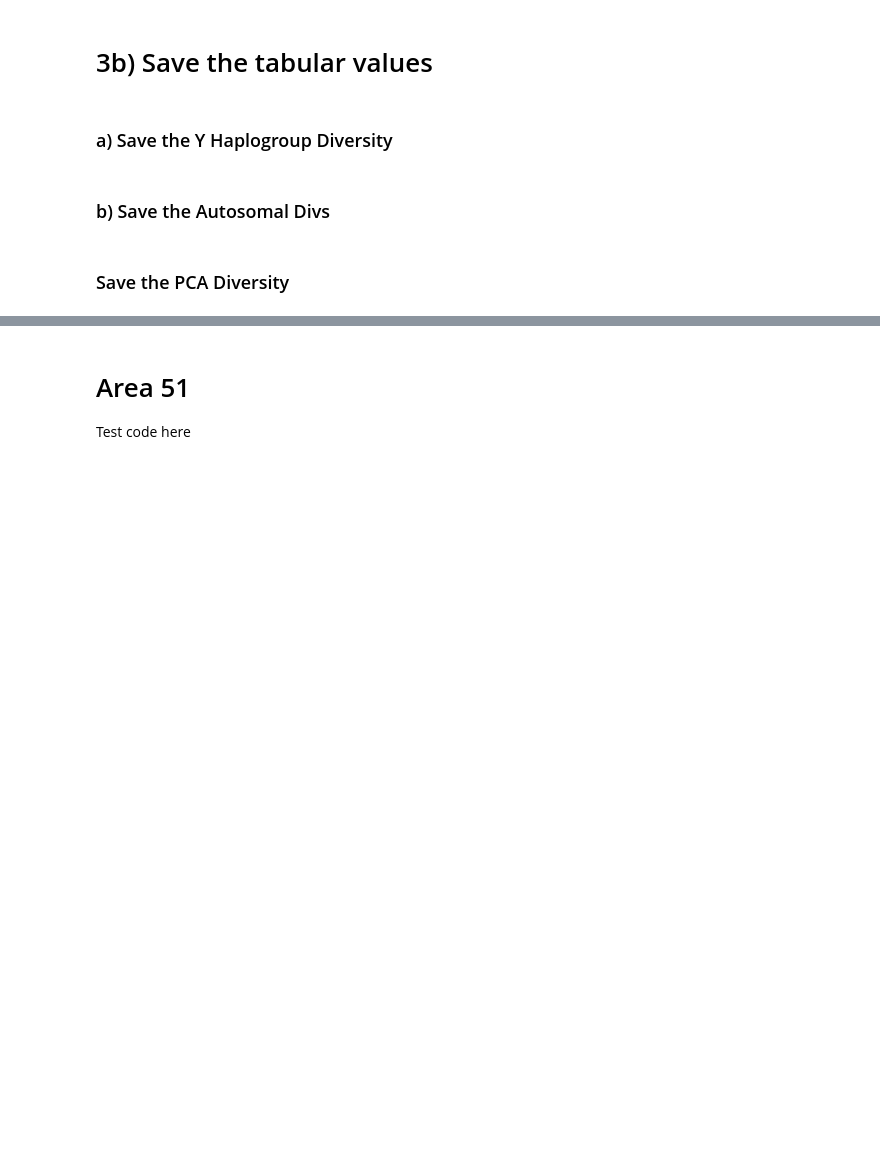
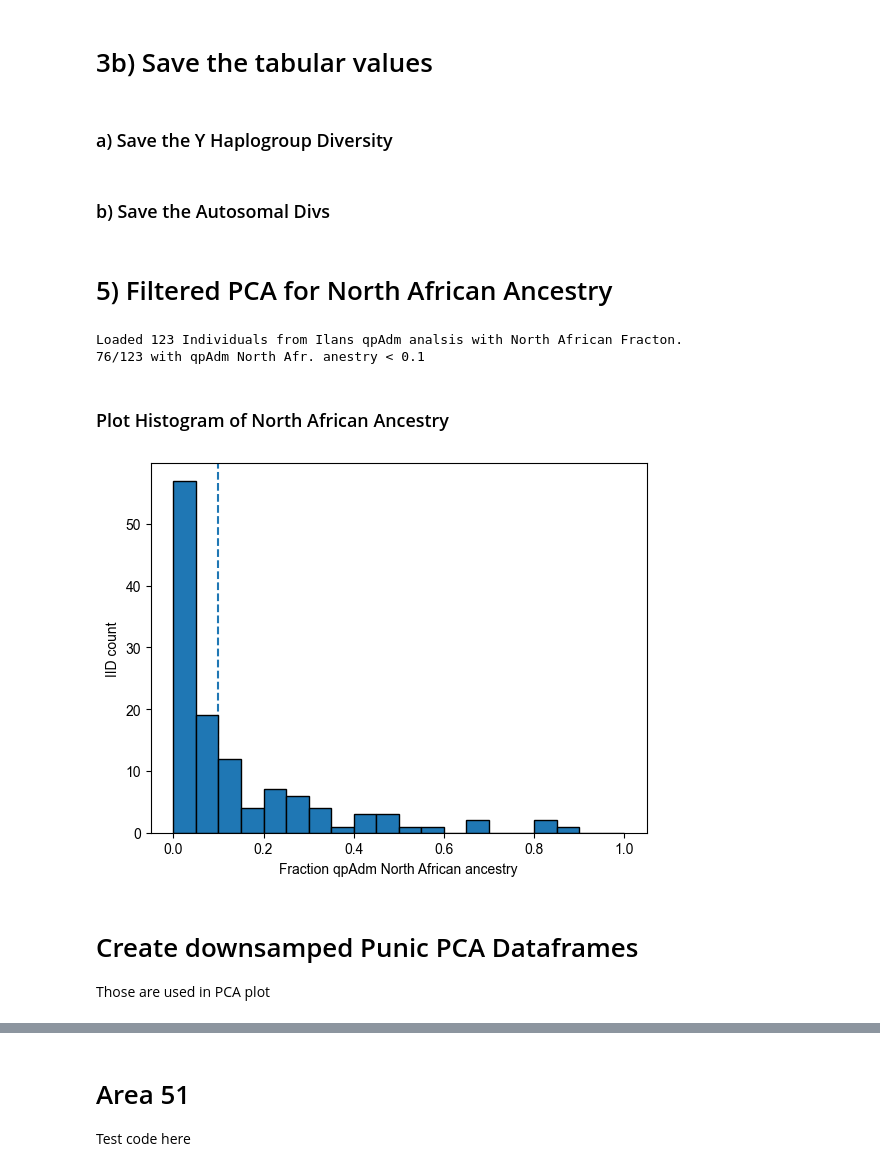
Before and after one commit to hringbauer/punic_aDNA, a Jupyter notebook: notebooks/figs/plot_y_div.ipynb, the cells around one changed output, grey strips where cells are left out. Cells and saved outputs as stored; diff of their text form; code cells hidden in the pictures; blank space fills up the shorter version.

Commit message:
Update PCA Diversity

```diff
--- a/notebooks/figs/plot_y_div.ipynb
+++ b/notebooks/figs/plot_y_div.ipynb
@@ -876,5 +843,34 @@ for df in [dfpk1,dfpc1,dfpv1,dfpt1,dfps1,dfpb1,dfpm1,dfpl1]:
 dfm = pd.concat((df_pca_it,df_pca_fr,df_pca_ib,df_pca_lev,dfpk1,dfpc1,dfpv1,dfpt1,dfps1,dfpb1,dfpm1,dfpl1))
 dfm = dfm.sort_values(by="age", ascending=False)
 dfm.to_csv("./output/tables/divs/pca_div.v1.tsv", sep="\t", index=False)
-# %% [markdown]
-### Save the PCA Diversity
+# %% [markdown]
+# 5) Filtered PCA for North African Ancestry
+# %%
+frac_nafr_okay = 0.1
+
+df_nafr = pd.read_csv("./data/punic-northAfrican-ancestry.tsv", sep="\t")
+idx =  df_nafr["qpadm.norAf"] < frac_nafr_okay
+df_nafr["include"]= idx
+
+print(f"Loaded {len(df_nafr)} Individuals from Ilans qpAdm analsis with North African Fracton.")
+print(f"{np.sum(idx)}/{len(idx)} with qpAdm North Afr. anestry < {frac_nafr_okay}")
+# %% [output]
+Loaded 123 Individuals from Ilans qpAdm analsis with North African Fracton.
+76/123 with qpAdm North Afr. anestry < 0.1
+# %% [markdown]
+### Plot Histogram of North African Ancestry
+# %%
+plt.figure()
+ax = plt.gca()
+plt.hist(df_nafr["qpadm.norAf"], ec="k", bins=np.linspace(0,1,21))
+ax.set_xlabel("Fraction qpAdm North African ancestry")
+ax.set_ylabel("IID count")
+ax.axvline(frac_nafr_okay, ls="--", zorder=0)
+plt.savefig("./figures/nafr/nafr_qpadm_histo.pdf", bbox_inches = 'tight',
+                pad_inches = 0, dpi=400)
+plt.show()
+# %% [output]
+[figure, added]
+# %% [markdown]
+# Create downsamped Punic PCA Dataframes
+Those are used in PCA plot
```
Also changed, not shown: parts of 16 cells of this notebook, 3 other files.
